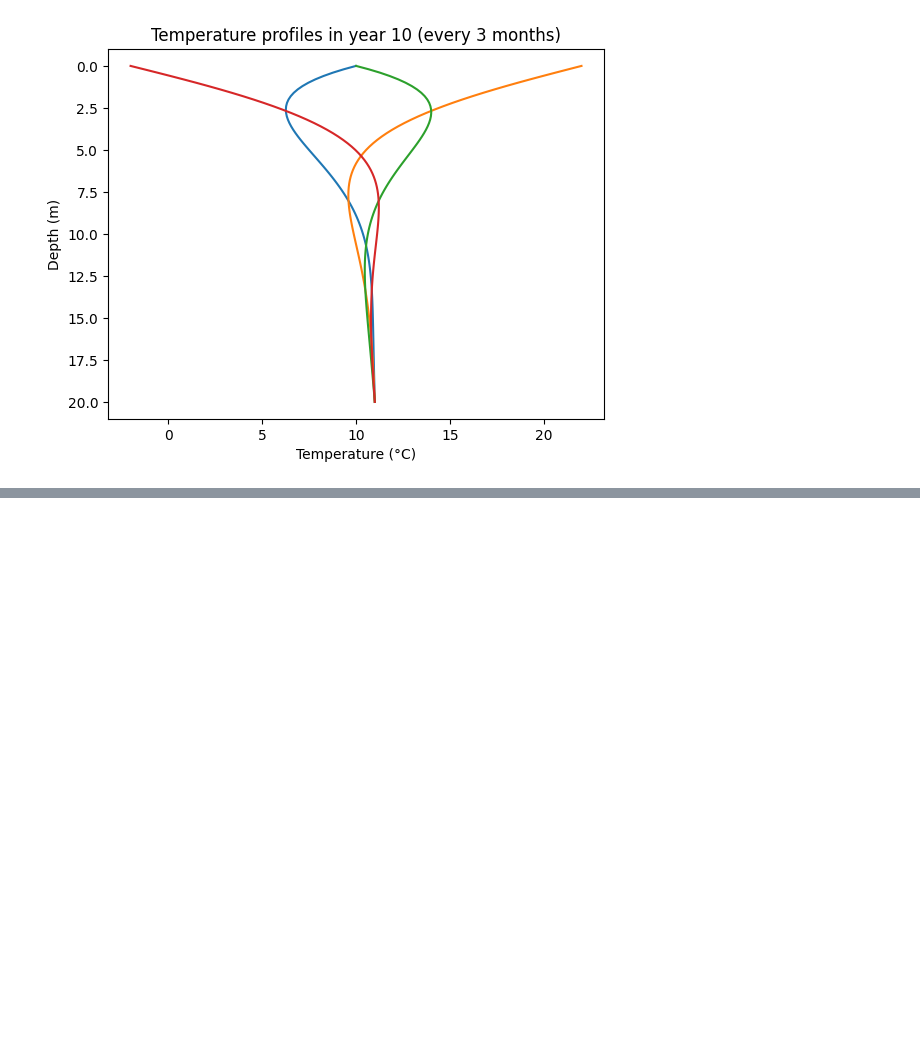
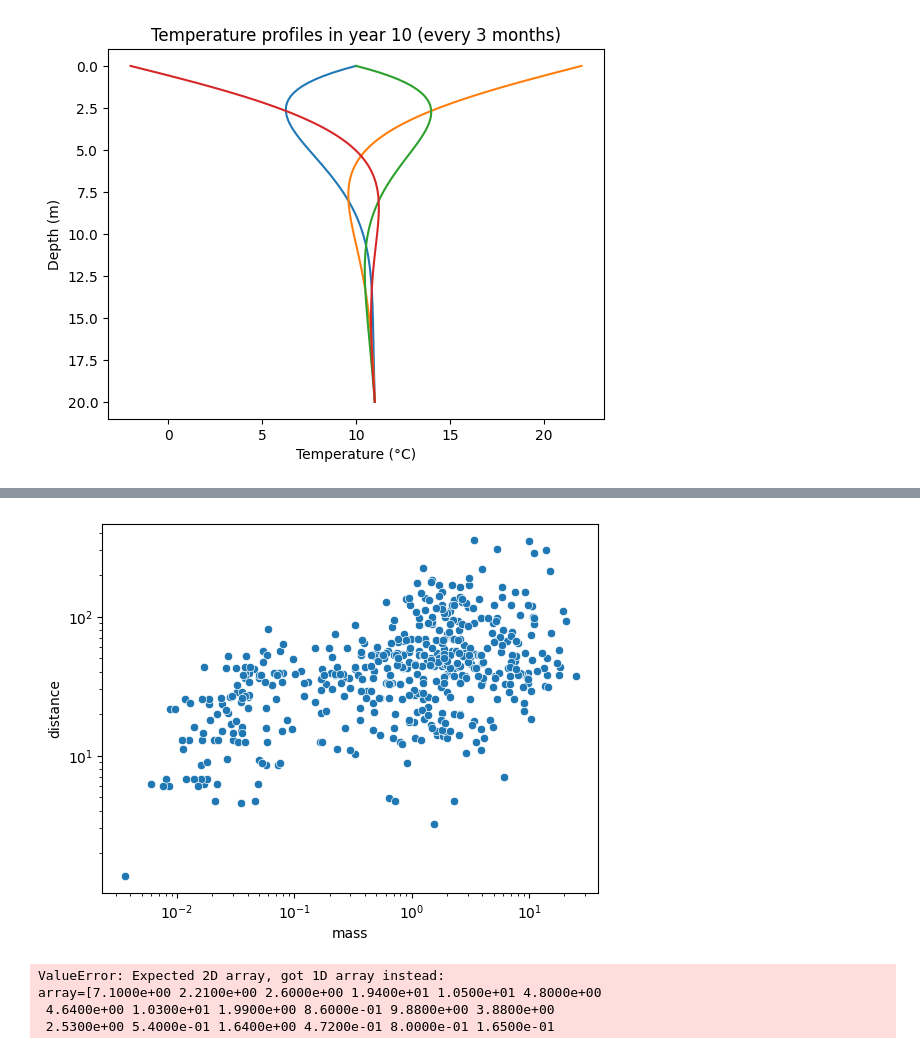
Before and after one commit to ImJayCup/ASTR78100-JacobYuzovitskiy, a Jupyter notebook: Astro78100.ipynb, the cells around one changed output, grey strips where cells are left out. Cells and saved outputs as stored; diff of their text form; code cells hidden in the pictures; blank space fills up the shorter version.

```diff
--- a/Astro78100.ipynb
+++ b/Astro78100.ipynb
@@ -615,0 +634,10 @@ plt.show()
+# %%
+import numpy as np
+from matplotlib import pyplot as plt
+import seaborn as sns
+import pandas as pd
+from sklearn import datasets, linear_model
+from sklearn.metrics import mean_squared_error, r2_score
+
+df = sns.load_dataset('planets')
+df.info()
@@ -615,0 +658,16 @@ plt.show()
+# %%
+sns.scatterplot(df,x="mass",y='distance')
+plt.xscale('log')
+plt.yscale('log')
+# %% [output]
+[figure, added]
+# %%
+regr = linear_model.LinearRegression()
+X,y = df.mass.T.dropna(), df.distance.T.dropna()
+Xres,yres = X.to_numpy(),y.to_numpy()
+joseph = regr.fit(Xres,yres)
+# %% [output]
+ValueError: Expected 2D array, got 1D array instead:
+array=[7.1000e+00 2.2100e+00 2.6000e+00 1.9400e+01 1.0500e+01 4.8000e+00
+ 4.6400e+00 1.0300e+01 1.9900e+00 8.6000e-01 9.8800e+00 3.8800e+00
+ 2.5300e+00 5.4000e-01 1.6400e+00 4.7200e-01 8.0000e-01 1.6500e-01
```
Also changed, not shown: parts of 13 cells of this notebook, 10 other files.
